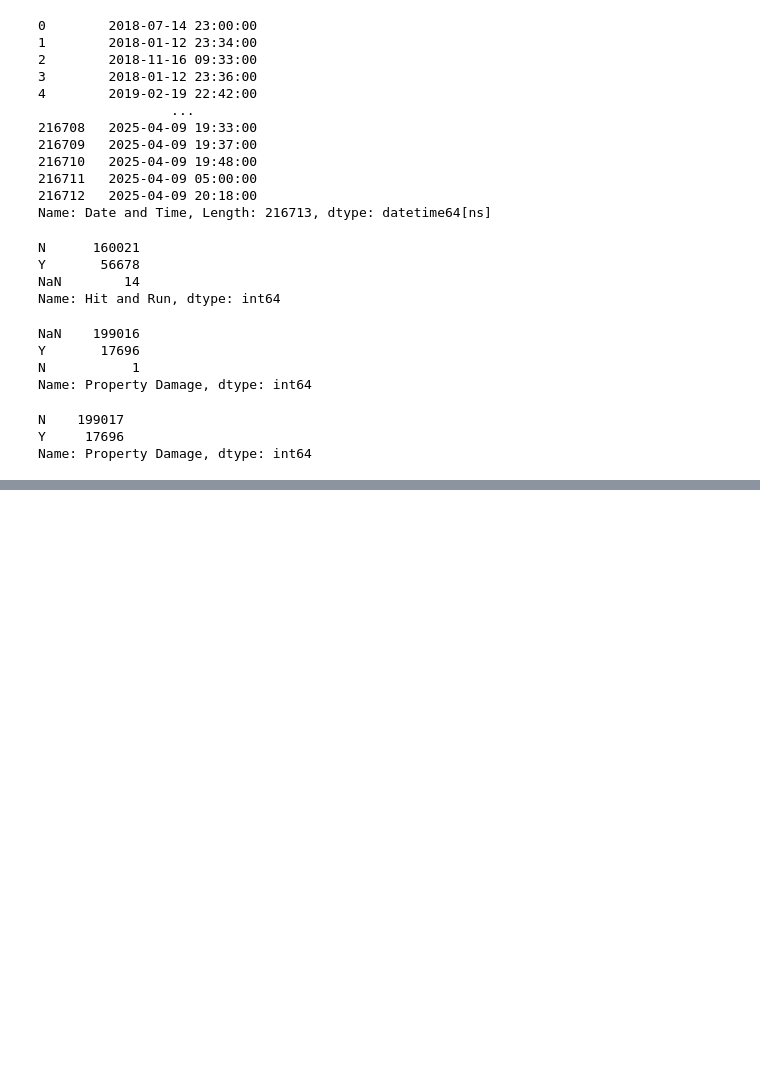
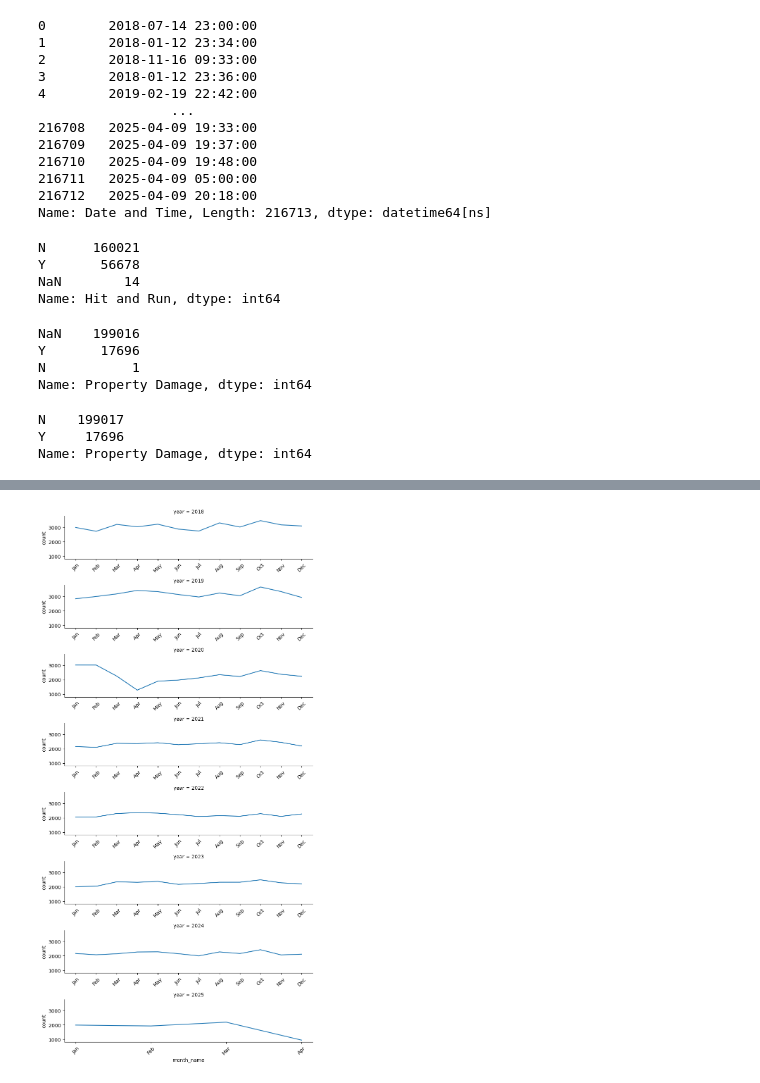
Before and after one commit to essetetsahai/nashville_traffic, a Jupyter notebook: notebooks/traffic_notebook.ipynb, the cells around one changed output, grey strips where cells are left out. Drawn from its saved outputs; the diff is of its cells as text; code cells hidden in the pictures; blank space fills up the shorter version.

```diff
--- a/notebooks/traffic_notebook.ipynb
+++ b/notebooks/traffic_notebook.ipynb
@@ -319,0 +399,15 @@ sns.histplot(data=df2['DateTime'].dt.month, shrink = 3)
+# %%
+#month_order = ['January', 'February', 'March', 'April', 'May', 'June', 'July',
+#               'August', 'September', 'October', 'November', 'December']
+
+
+g = sns.FacetGrid(monthly_df, col = 'year', col_wrap = 1, sharex = False, height = 2, aspect = 4)
+g.map(sns.lineplot, 'month_name', 'count')
+for ax in g.axes.flat:
+    for label in ax.get_xticklabels():
+        label.set_rotation(45)
+
+plt.tight_layout()
+plt.show()
+# %% [output]
+[figure, added]
```
Also changed, not shown: parts of 31 cells of this notebook.
